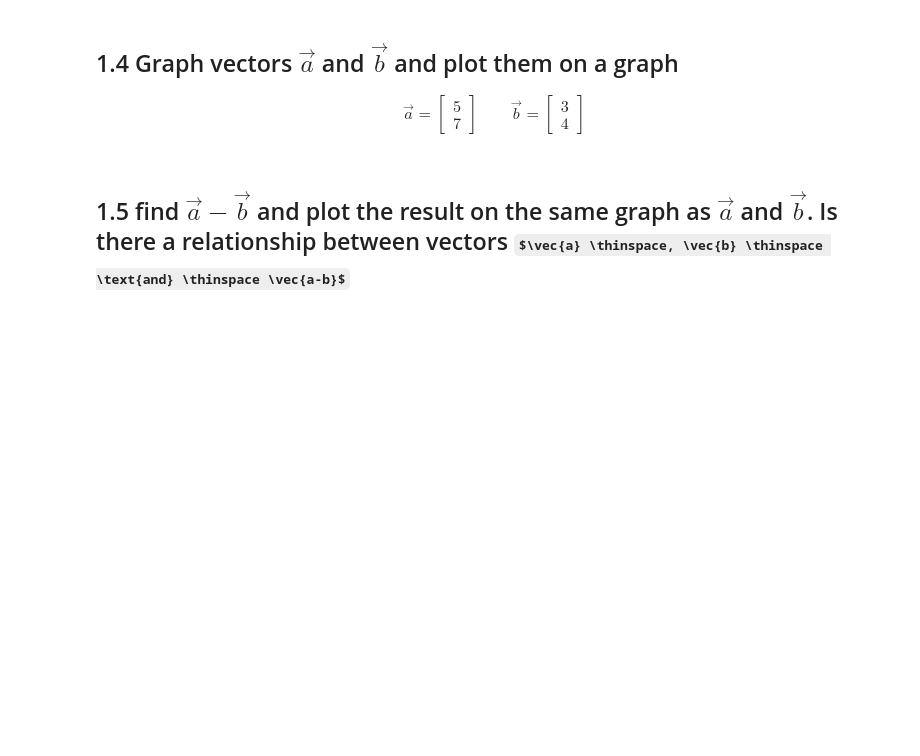
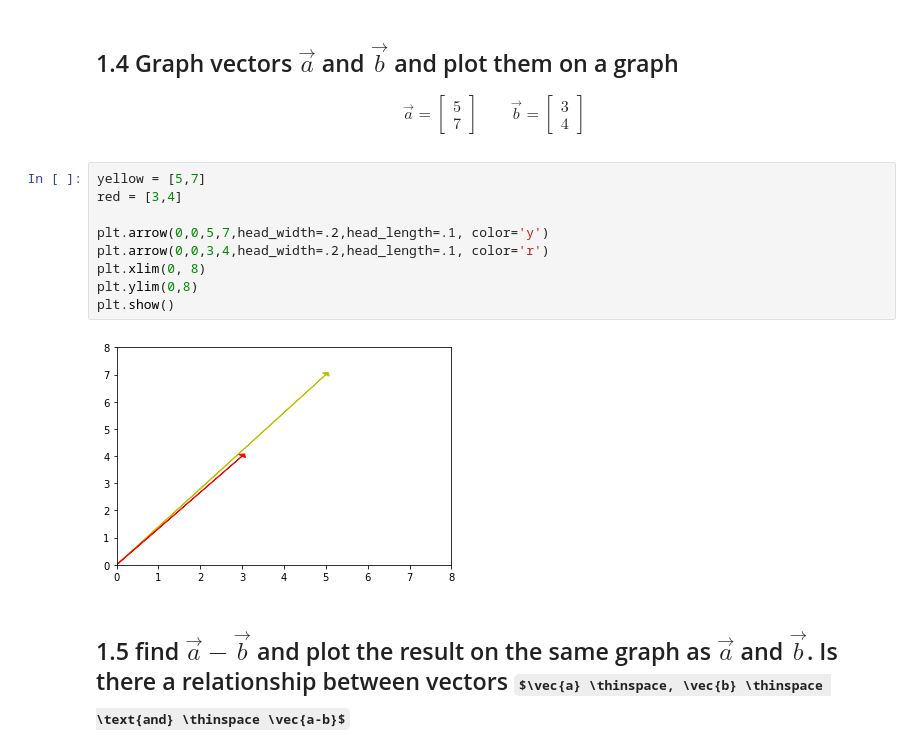
Before and after one commit to TAVAU/DS-Unit-1-Sprint-3-Linear-Algebra, a Jupyter notebook: module1-vectors-and-matrices/LS_DS_131_Vectors_and_Matrices_Assignment.ipynb, the cells around one changed output. Drawn from its saved outputs; the diff is of its cells as text; some formulas as TeX source; blank space fills up the shorter version.

```diff
--- a/module1-vectors-and-matrices/LS_DS_131_Vectors_and_Matrices_Assignment.ipynb
+++ b/module1-vectors-and-matrices/LS_DS_131_Vectors_and_Matrices_Assignment.ipynb
@@ -40,5 +73,16 @@ print(pi)
 \qquad
 \vec{b} = \begin{bmatrix} 3 \\4 \end{bmatrix}
 \end{align}
+# %%
+yellow = [5,7]
+red = [3,4]
+
+plt.arrow(0,0,5,7,head_width=.2,head_length=.1, color='y')
+plt.arrow(0,0,3,4,head_width=.2,head_length=.1, color='r')
+plt.xlim(0, 8)
+plt.ylim(0,8)
+plt.show()
+# %% [output]
+[figure, added]
 # %% [markdown]
 ## 1.5 find $\vec{a} - \vec{b}$ and plot the result on the same graph as $\vec{a}$ and $\vec{b}$. Is there a relationship between vectors $\vec{a} \thinspace, \vec{b} \thinspace \text{and} \thinspace \vec{a-b}$
```
Also changed, not shown: parts of 20 cells of this notebook.
